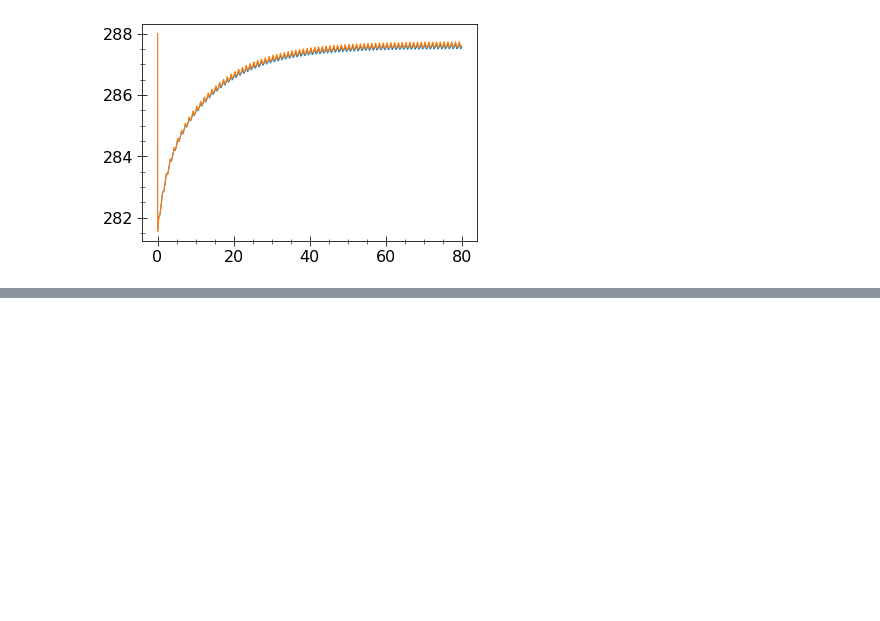
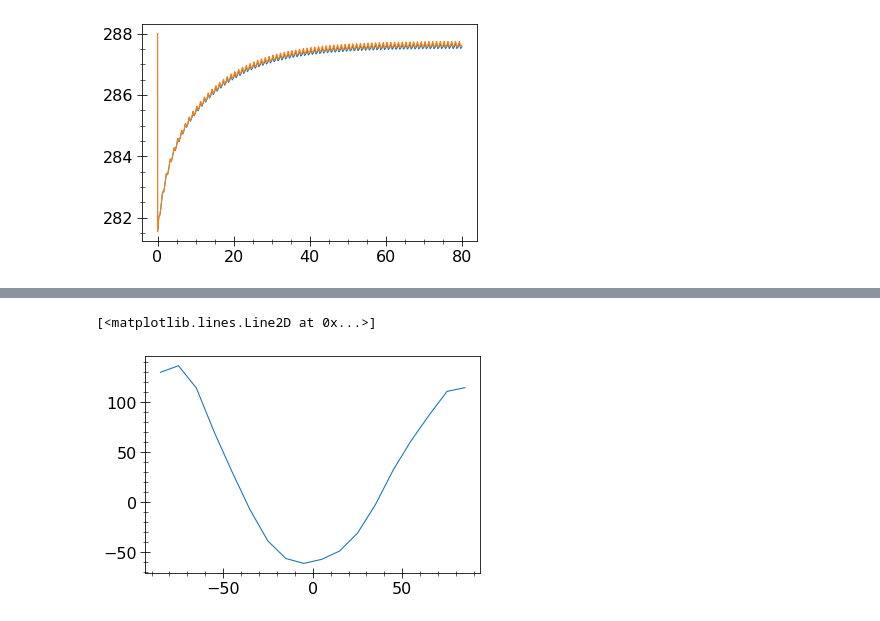
Before and after one commit to BenniSchmiedel/Low-dimensional-EBMs, a Jupyter notebook: Development_Optimization.ipynb, the cells around one changed output, grey strips where cells are left out. Drawn from its saved outputs; the diff is of its cells as text; code cells hidden in the pictures; blank space fills up the shorter version.

```diff
--- a/Development_Optimization.ipynb
+++ b/Development_Optimization.ipynb
@@ -131,0 +202,11 @@ array([[2, 2, 2],
+# %%
+configCTRLSel=importer('Dev_Data/Volc_Rout/DifferentRout_Sellers_CTRL.ini')
+
+#setup={'number_of_parameters': 4, 'number_of_cycles': 1, 'number_of_parallels': 4}
+variable_importer(configCTRLSel)
+
+configCTRLSel,ParasCTRL=add_sellersparameters(configCTRLSel,parameterinterpolatorstepwise,'SellersParameterization.ini',2,0,True,True)
+SelCTRL=rk4alg(model_equation,configCTRLSel['eqparam'],configCTRLSel['funccomp'])
+SelCTRL_ZMT=np.mean(SelCTRL[1][-int(10*365/5):],axis=0)
+SelCTRL_GMT=np.average(SelCTRL_ZMT,weights=np.cos(Vars.Lat*np.pi/180))
+Sel_Transfer=np.mean(Vars.Read['Transfer'][-int(10*365/5):],axis=0)
@@ -131,0 +279,5 @@ array([[2, 2, 2],
+# %%
+plt.plot(Vars.Lat,Sel_Transfer)
+# %% [output]
+[<matplotlib.lines.Line2D at 0x...>]
+[figure, added]
```
Also changed, not shown: parts of 31 cells of this notebook, 45 other files.
